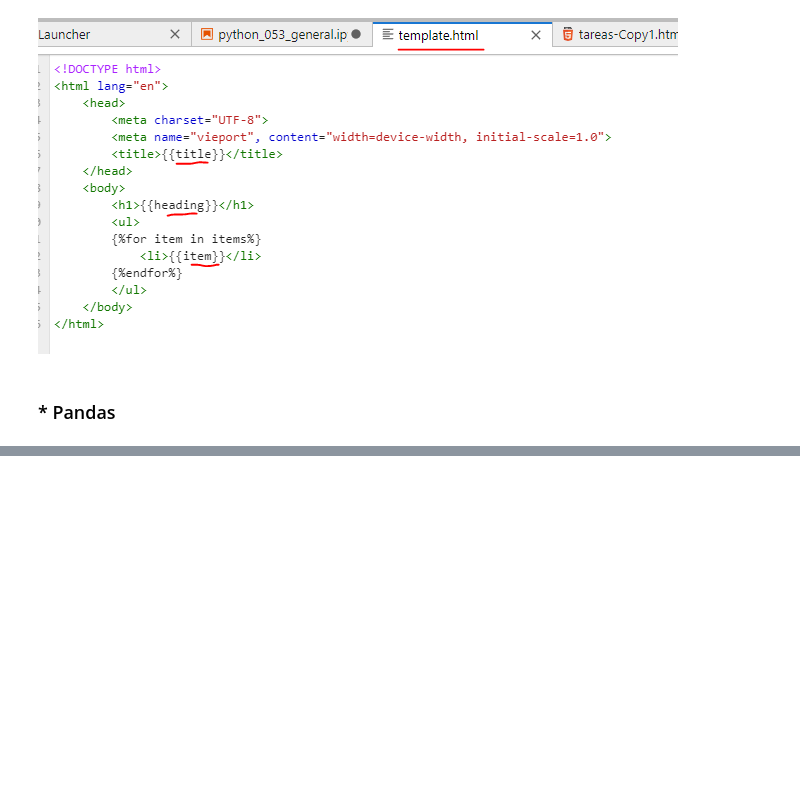
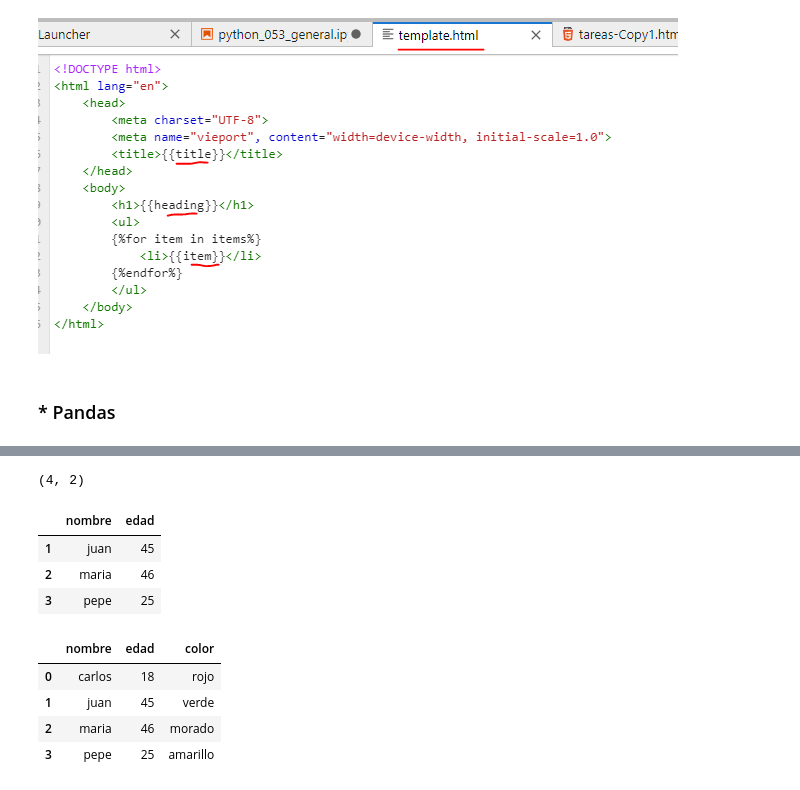
Before and after one commit to rivillasm/python_code, a Jupyter notebook: python_053_general.ipynb, the cells around one changed output, grey strips where cells are left out. Drawn from its saved outputs; the diff is of its cells as text; code cells hidden in the pictures; blank space fills up the shorter version.

```diff
--- a/python_053_general.ipynb
+++ b/python_053_general.ipynb
@@ -1072,0 +1099,3 @@ print(output)
+# %%
+df = pd.read_csv('file_csv.csv')
+df
@@ -1072,0 +1120,20 @@ print(output)
+# %%
+df.shape
+# %% [output]
+(4, 2)
+# %%
+df[df.edad>=25]
+# %% [output]
+|  | nombre | edad |
+| 1 | juan | 45 |
+| 2 | maria | 46 |
+| 3 | pepe | 25 |
+# %%
+df['color'] = ['rojo','verde','morado','amarillo']
+df
+# %% [output]
+|  | nombre | edad | color |
+| 0 | carlos | 18 | rojo |
+| 1 | juan | 45 | verde |
+| 2 | maria | 46 | morado |
+| 3 | pepe | 25 | amarillo |
```
Also changed, not shown: parts of 18 cells of this notebook.
